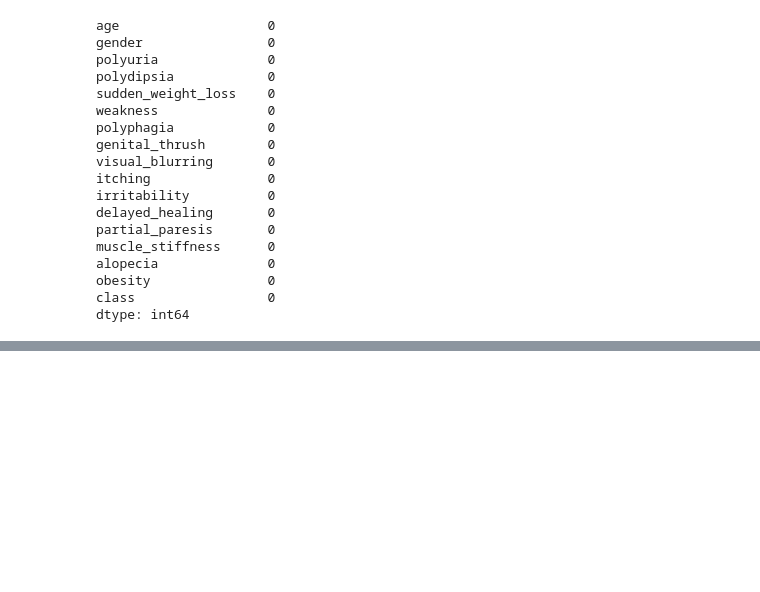
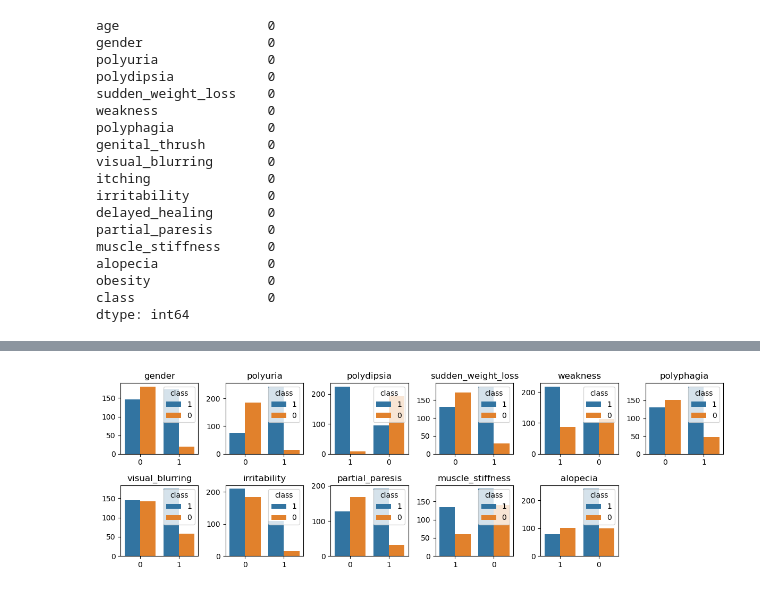
Before and after one commit to mizanto/diabetes-classification, a Jupyter notebook: notebook/main.ipynb, the cells around one changed output, grey strips where cells are left out. Saved outputs shown, nothing was run; the diff lists cells and outputs as text; code cells hidden in the pictures; blank space fills up the shorter version.

```diff
--- a/notebook/main.ipynb
+++ b/notebook/main.ipynb
@@ -78,0 +117,9 @@ df['gender'] = df['gender'].map({'Male': 0, 'Female': 1})
+# %%
+correlation_threshold = 0.1
+
+# Фильтруем и сохраняем только те переменные, корреляция которых с целевой переменной выше порога
+significant_variables = [var for var, corr in corr_with_target.items() if corr > correlation_threshold]
+
+print("Переменные, считающиеся значимыми на основе порога корреляции Крамера:")
+for var in significant_variables:
+    print(f"{var}: {corr_with_target[var]:.4f}")
@@ -79,3 +139,42 @@ df['gender'] = df['gender'].map({'Male': 0, 'Female': 1})
+# %%
+def plot_all_categorical_distributions(data, variables, target):
+    # костыль
+    data[target] = data[target].astype(str)
+    for variable in variables:
+        data[variable] = data[variable].astype(str)
+
+    # grid
+    n_cols = 6
+    n_rows = len(variables) // n_cols + (len(variables) % n_cols > 0)
+
+    # figures
+    fig, axs = plt.subplots(n_rows, n_cols, figsize=(12, 2 * n_rows))
+
+    if n_rows == 1:
+        axs = axs.reshape(1, -1)
+    elif n_cols == 1:
+        axs = axs.reshape(-1, 1)
+
+    for i, variable in enumerate(variables):
+        row = i // n_cols
+        col = i % n_cols
+        ax = axs[row, col]
+        sns.countplot(x=variable, hue=target, data=data, ax=ax)
+        ax.set_title(variable)
+        ax.set_xlabel('')
+        ax.set_ylabel('')
+        ax.legend(title=target, loc='upper right')
+
+    for j in range(i + 1, n_rows * n_cols):
+        fig.delaxes(axs.flatten()[j])
+
+    plt.tight_layout()
+    plt.show()
+
+# Вызов функции визуализации
+plot_all_categorical_distributions(df, significant_variables, 'class')
+# %% [output]
+[figure, added]
 # %%
 from sklearn.model_selection import train_test_split
 
```
Also changed, not shown: parts of 12 cells of this notebook.
